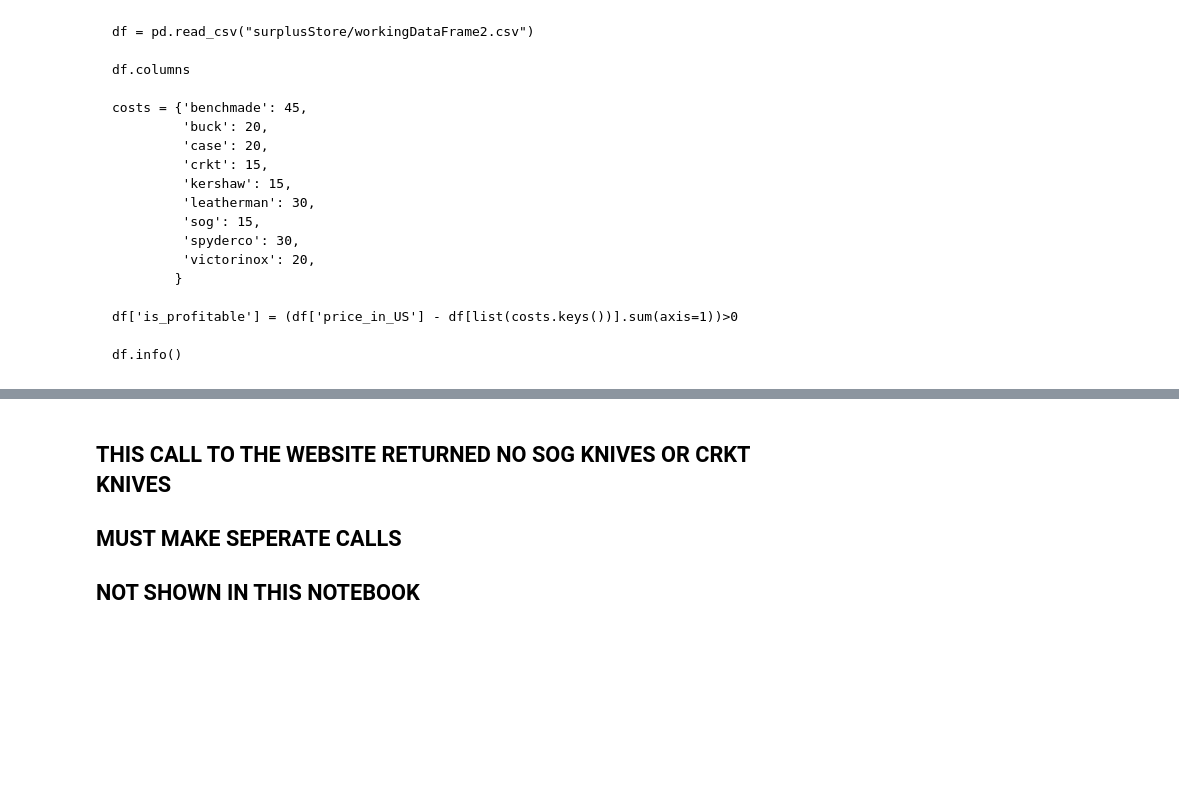
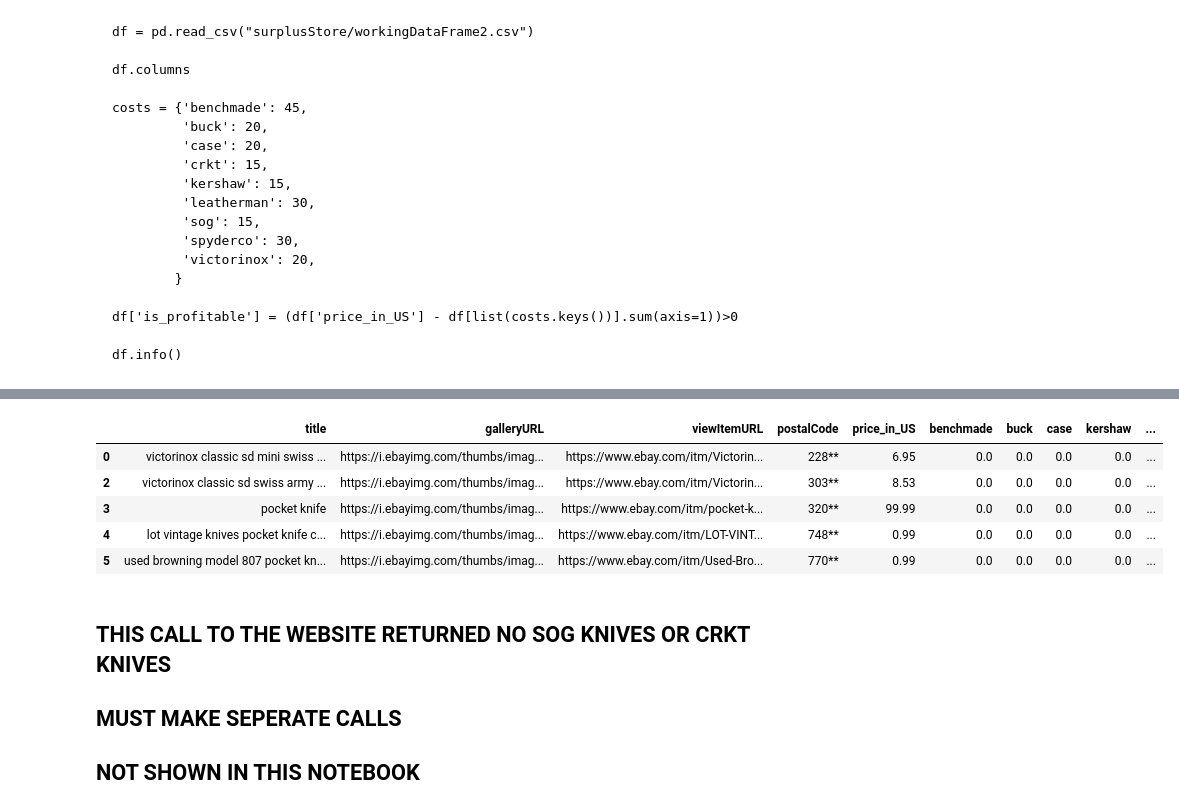
Before and after one commit to ddey117/Neural_Network_Predicting_Reseller_Success_Ebay, a Jupyter notebook: Predicting_Reseller_Success_Ebay.ipynb, the cells around one changed output, grey strips where cells are left out. Saved outputs shown, nothing was run; the diff lists cells and outputs as text; code cells hidden in the pictures; blank space fills up the shorter version.

```diff
--- a/Predicting_Reseller_Success_Ebay.ipynb
+++ b/Predicting_Reseller_Success_Ebay.ipynb
@@ -495,0 +685,9 @@ df.victorinox.value_counts(normalize=False)
+# %%
+df.head()
+# %% [output]
+|  | title | galleryURL | viewItemURL | postalCode | price_in_US | benchmade | buck | case | kershaw | ... |
+| 0 | victorinox classic sd mini swiss ... | https://i.ebayimg.com/thumbs/imag... | https://www.ebay.com/itm/Victorin... | 228** | 6.95 | 0.0 | 0.0 | 0.0 | 0.0 | ... |
+| 2 | victorinox classic sd swiss army ... | https://i.ebayimg.com/thumbs/imag... | https://www.ebay.com/itm/Victorin... | 303** | 8.53 | 0.0 | 0.0 | 0.0 | 0.0 | ... |
+| 3 | pocket knife | https://i.ebayimg.com/thumbs/imag... | https://www.ebay.com/itm/pocket-k... | 320** | 99.99 | 0.0 | 0.0 | 0.0 | 0.0 | ... |
+| 4 | lot vintage knives pocket knife c... | https://i.ebayimg.com/thumbs/imag... | https://www.ebay.com/itm/LOT-VINT... | 748** | 0.99 | 0.0 | 0.0 | 0.0 | 0.0 | ... |
+| 5 | used browning model 807 pocket kn... | https://i.ebayimg.com/thumbs/imag... | https://www.ebay.com/itm/Used-Bro... | 770** | 0.99 | 0.0 | 0.0 | 0.0 | 0.0 | ... |
```
Also changed, not shown: parts of 23 cells of this notebook, 2 other files.
